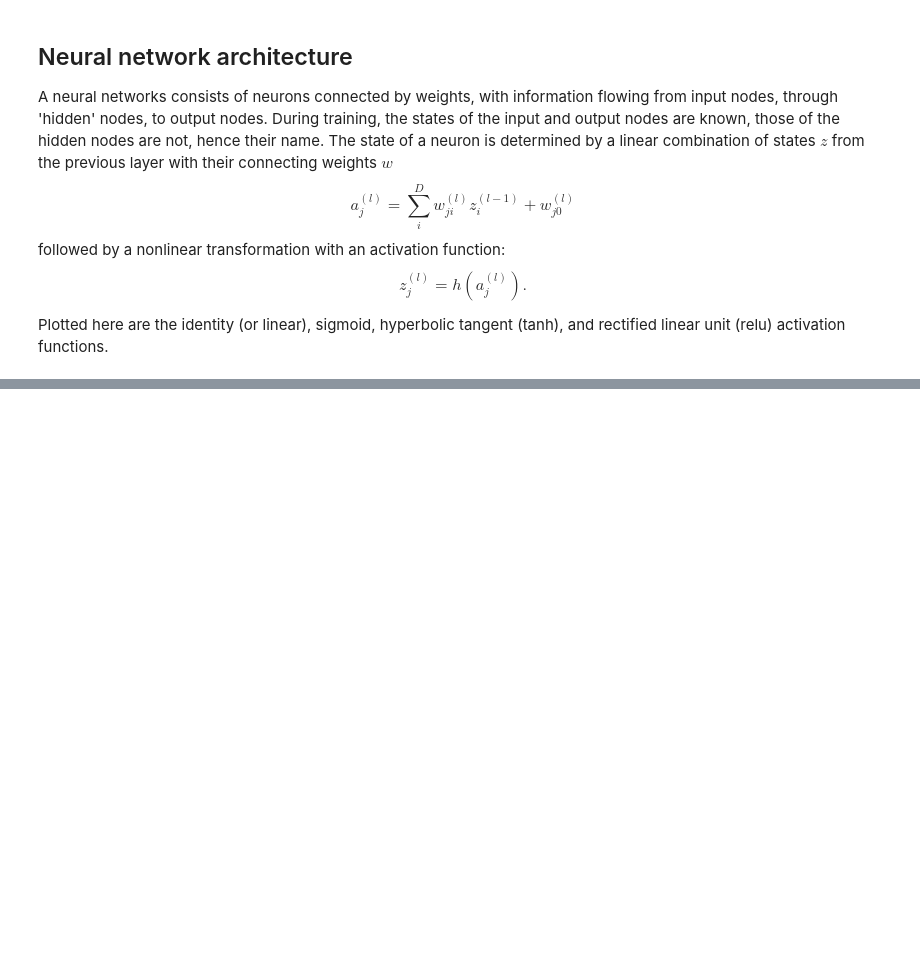
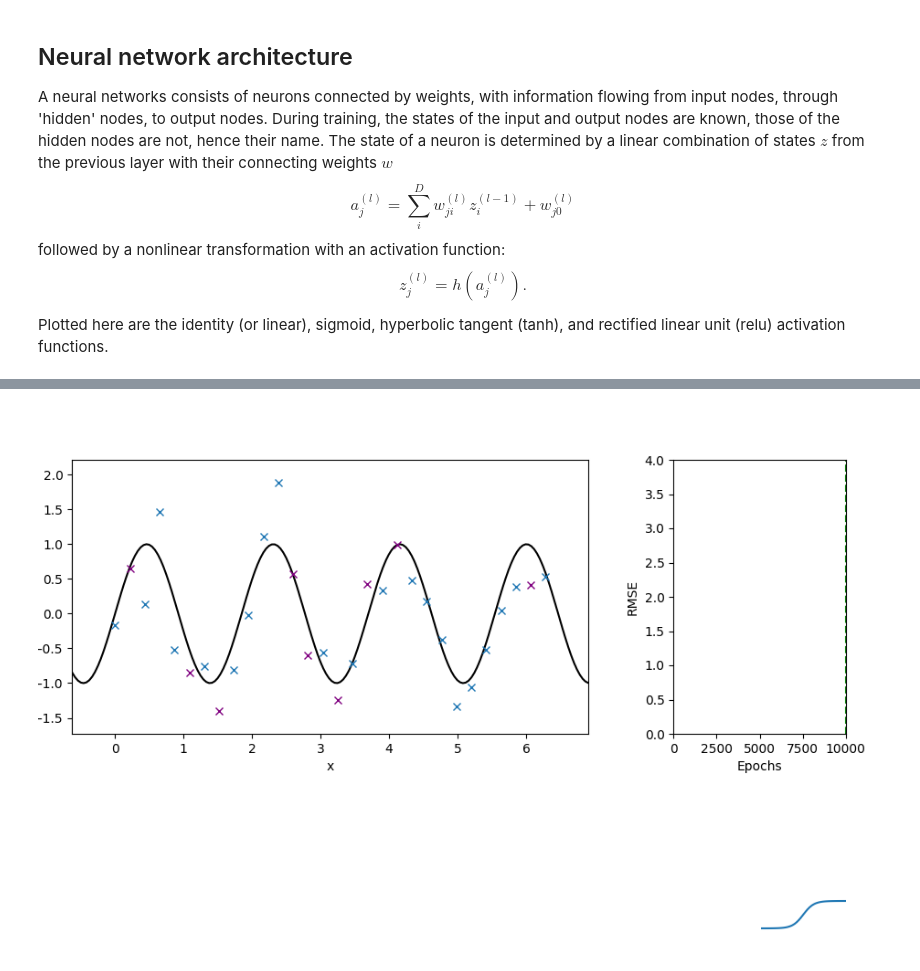
Before and after one commit to annepoot/mude, a Jupyter notebook: notebook_05_NN.ipynb, the cells around one changed output, grey strips where cells are left out. Saved outputs shown, nothing was run; the diff lists cells and outputs as text; code cells hidden in the pictures; blank space fills up the shorter version.

```diff
--- a/notebook_05_NN.ipynb
+++ b/notebook_05_NN.ipynb
@@ -177,0 +168,8 @@ For a 2D demonstration, check out the tensorflow playground with 2 dimensional d
+# %%
+plot1 = neuralnetplotter(f_data, f_truth, create_NN, NN_train, NN_pred, x_pred, title=r'Neural network prediction')
+plot1.add_sliders('epsilon', 'freq', 'neurons', 'N', 'batch_size', 'cur_model', 'epochs', 'val_pct')
+plot1.add_buttons('truth', 'seed', 'rerun')
+plot1.add_radiobuttons('activation')
+plot1.show()
+# %% [output]
+[figure, added]
```
Also changed, not shown: parts of 11 cells of this notebook, 1 other file.
